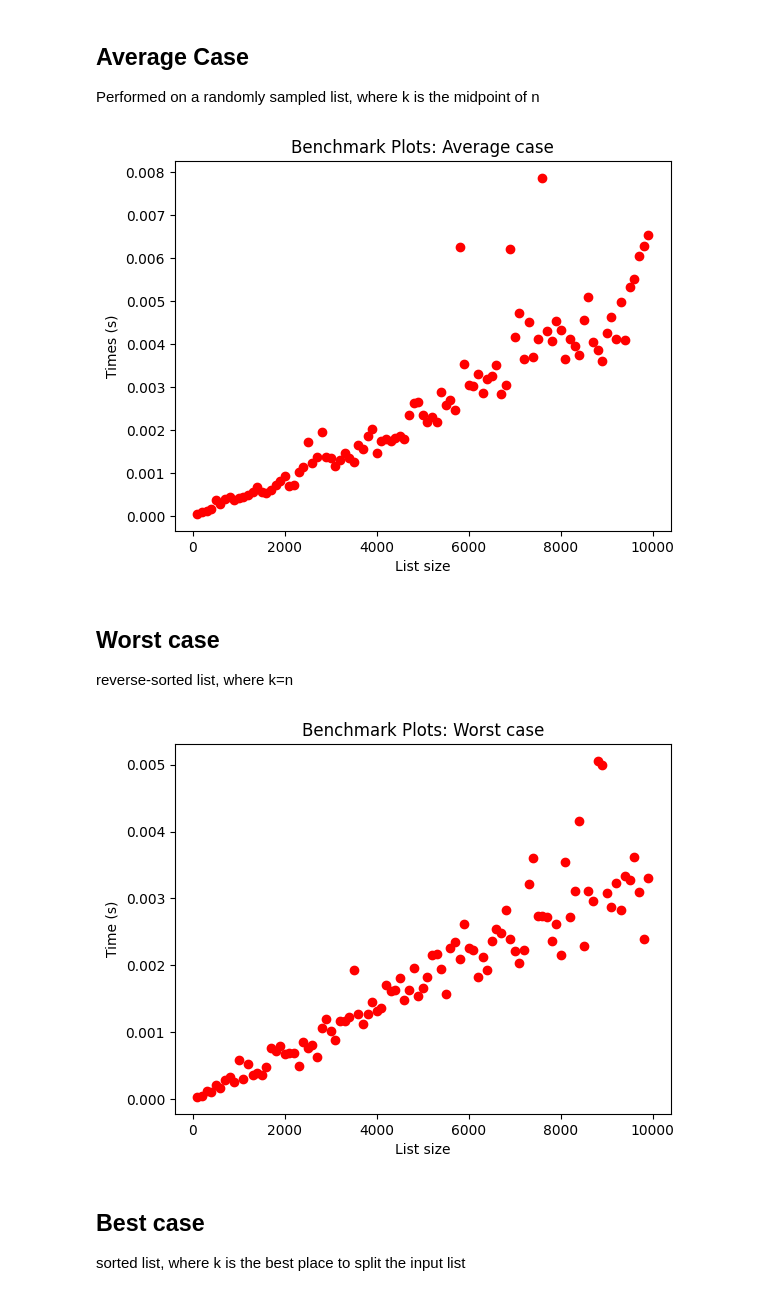
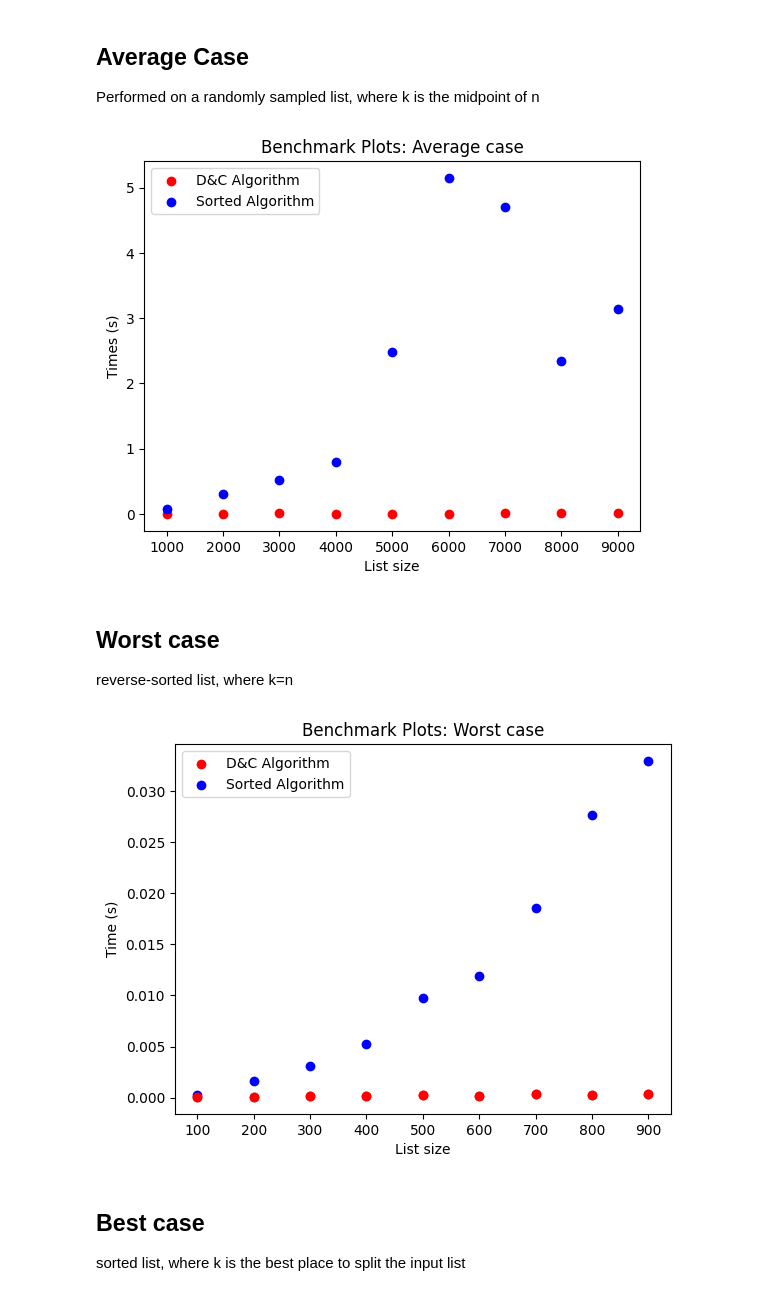
Before and after one commit to Insufficient-Charge/CSC3310_TeamN, a Jupyter notebook: Lab3.ipynb, the cells around one changed output. Cells and saved outputs as stored; diff of their text form; code cells hidden in the pictures.

Commit message:
Benchmark results conclusive

```diff
--- a/Lab3.ipynb
+++ b/Lab3.ipynb
@@ -102,6 +116,7 @@ test_cases = [
     ),
 ]
 # %%
+# Test if the D&C algorithm correctly passes the tests
 all_passed = True
 for orig_list, k, expected, name in test_cases:
     list_copy = list(orig_list)
@@ -113,5 +128,19 @@ for orig_list, k, expected, name in test_cases:
         print("Expected:", expected)
         print("Actual:", actual)
         print()
-print("all_passed =", all_passed)
+print("D&C: all_passed =", all_passed)
+
+# Test if the basic sorting approach correctly passes the tests
+all_passed = True
+for orig_list, k, expected, name in test_cases:
+    list_copy = list(orig_list)
+    actual = sorted_approach(list_copy, k)
+    all_passed &= actual == expected
+    if actual != expected:
+        print("Case failed!")
+        print(name)
+        print("Expected:", expected)
+        print("Actual:", actual)
+        print()
+print("Sorting: all_passed =", all_passed)
 # %% [output]
@@ -156,7 +186,7 @@ for inp, k, exp_out, desc in test_cases:
 # Benchmarking
 # %%
 import time
-def benchmark(input_list, k, algorithm=kSmall, do_print=False):
+def benchmark(input_list, k=1, algorithm=kSmall, do_print=False):
     start_time = time.perf_counter()
 
     algorithm(input_list, k)
@@ -200,38 +230,62 @@ import matplotlib.pyplot as plt
 import numpy as np
 # %%
 avg_times = []
-ns = range(100, int(10e3), 100)
+sorted_times = []
+ns = range(1000, int(10000), 1000)
 num_cases = 10
 
+# Benchmark the D&C approach
 for n in ns:
     cases = [random.sample(range(100000), n) for _ in range(num_cases)]
-    elapsed_times = [benchmark(case, k=random.randint(1,n), do_print=False) for case in cases]
+    elapsed_times = [benchmark(case, k=random.randint(1,n), algorithm=kSmall, do_print=False) for case in cases]
     elapsed_avg_time = sum(elapsed_times) / len(elapsed_times)
     avg_times.append(elapsed_avg_time)
 
+# Benchmark the basic sorting approach
+for n in ns:
+    cases = [random.sample(range(100000), n) for _ in range(num_cases)]
+    elapsed_times = [benchmark(case, k=random.randint(1,n), algorithm=sorted_approach, do_print=False) for case in cases]
+    elapsed_avg_time = sum(elapsed_times) / len(elapsed_times)
+    sorted_times.append(elapsed_avg_time)
+
 plt.scatter(ns, avg_times, color='red')
+plt.scatter(ns, sorted_times, color='blue')
+plt.legend(["D&C Algorithm", "Sorted Algorithm"])
 
 # Title & axis labels
 plt.title("Benchmark Plots: Average case")
 plt.xlabel("List size")
 plt.ylabel("Times (s)")
 plt.show()
 # %% [output]
-[figure, old version]
+[figure, new version]
 # %% [markdown]
 ## Worst case
 
 reverse-sorted list, where k=n
 # %%
 avg_times = []
-ns = range(100, int(10e3), 100)
+sorted_times = []
+ns = range(100, int(1000), 100)
 num_cases = 10
 
+# Benchmark the D&C approach
 for n in ns:
     cases = [sorted(random.sample(range(100000), n), reverse=True) for _ in range(num_cases)]
     elapsed_times = [benchmark(case, k=n, do_print=False) for case in cases]
     elapsed_avg_time = sum(elapsed_times) / len(elapsed_times)
     avg_times.append(elapsed_avg_time)
+
+# Benchmark the basic sorting approach
+for n in ns:
+    cases = [random.sample(range(100000), n) for _ in range(num_cases)]
+    elapsed_times = [benchmark(case, k=random.randint(1,n), algorithm=sorted_approach, do_print=False) for case in cases]
+    elapsed_avg_time = sum(elapsed_times) / len(elapsed_times)
+    sorted_times.append(elapsed_avg_time)
+
+plt.scatter(ns, avg_times, color='red')
+plt.scatter(ns, sorted_times, color='blue')
+plt.legend(["D&C Algorithm", "Sorted Algorithm"])
 
 plt.scatter(ns, avg_times, color='red')
 # Title & axis labels
@@ -240,7 +294,7 @@ plt.xlabel("List size")
 plt.ylabel("Time (s)")
 plt.show()
 # %% [output]
-[figure, old version]
+[figure, new version]
 # %% [markdown]
 ## Best case
 
```
Also changed, not shown: parts of 5 cells of this notebook.
